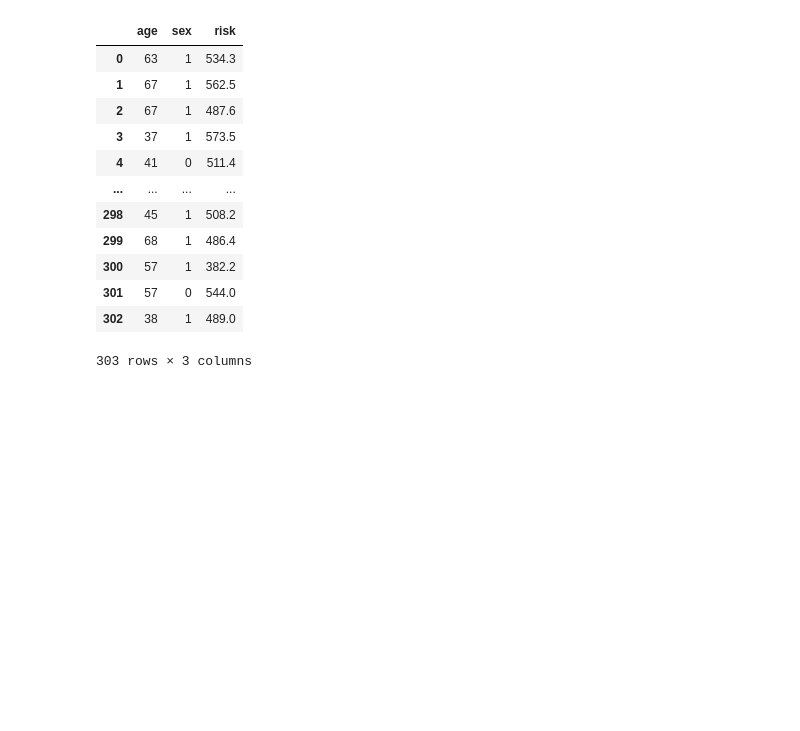
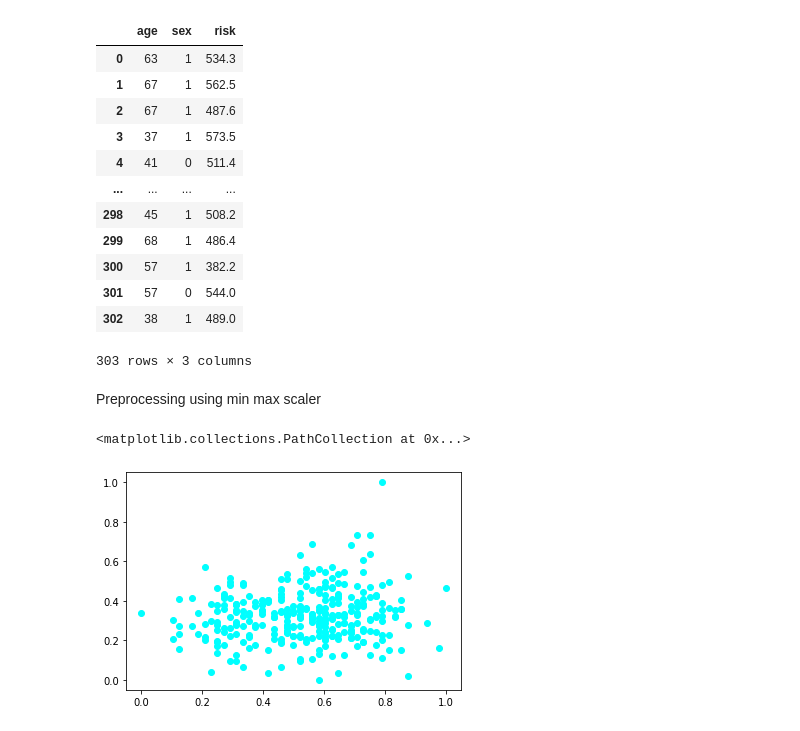
Before and after one commit to vmmduc/Machine-Learning, a Jupyter notebook: K-Means/Kmeans.ipynb, the cells around one changed output. Cells and saved outputs as stored; diff of their text form; code cells hidden in the pictures; blank space fills up the shorter version.

```diff
--- a/K-Means/Kmeans.ipynb
+++ b/K-Means/Kmeans.ipynb
@@ -43,3 +43,16 @@ data_sums
 | 301 | 57 | 0 | 544.0 |
 | 302 | 38 | 1 | 489.0 |
 303 rows × 3 columns
+# %% [markdown]
+Preprocessing using min max scaler
+# %%
+scaler = MinMaxScaler()
+scaler.fit(data_sums[['age']])
+data_sums['age'] = scaler.transform(data_sums[['age']])
+
+scaler.fit(data_sums[['risk']])
+data_sums['risk'] = scaler.transform(data_sums[['risk']])
+plt.scatter(data_sums.age, data_sums['risk'], color='#00FFFF', label='cluster 6')
+# %% [output]
+<matplotlib.collections.PathCollection at 0x...>
+[figure, added]
```
Also changed, not shown: parts of 8 cells of this notebook, 1 other file.
